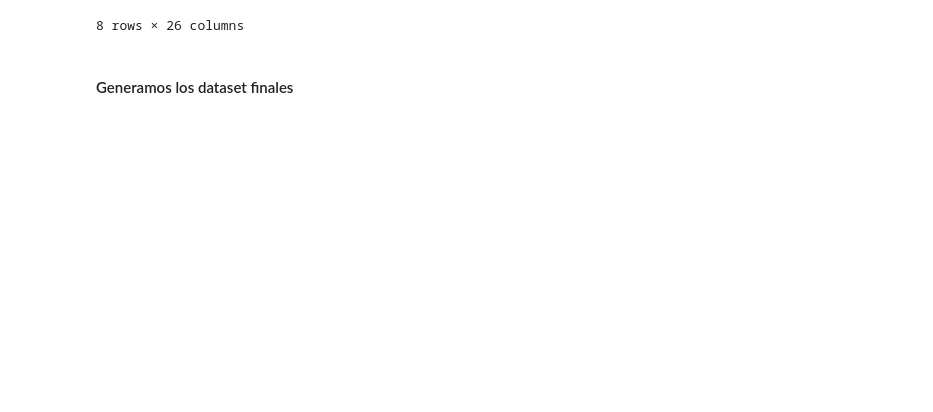
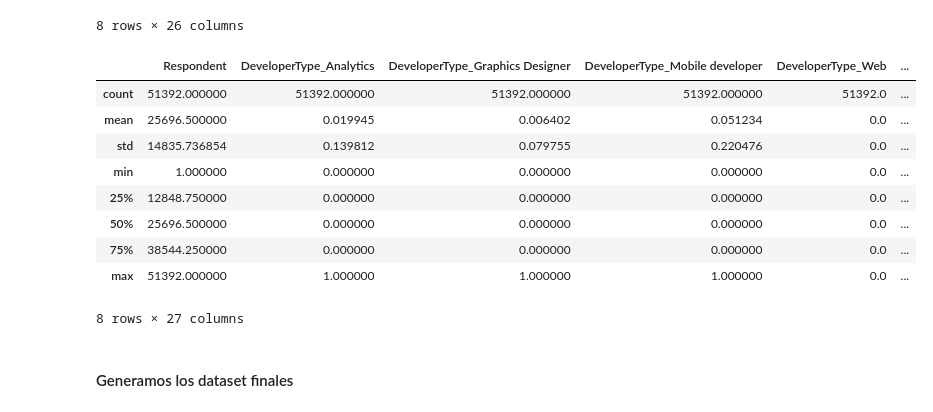
Before and after one commit to Cmarinoc/TFM_Startups, a Jupyter notebook: MatchEmpresasFreelances.ipynb, the cells around one changed output. Saved outputs shown, nothing was run; the diff lists cells and outputs as text; code cells hidden in the pictures; blank space fills up the shorter version.

```diff
--- a/MatchEmpresasFreelances.ipynb
+++ b/MatchEmpresasFreelances.ipynb
@@ -383,6 +441,20 @@ companies_dataset.describe()
 | 75% | 1.000000 | 0.000000 | 0.000000 | 0.000000 | ... |
 | max | 1.000000 | 1.000000 | 1.000000 | 1.000000 | ... |
 8 rows × 26 columns
+# %%
+freelances_dataset=freelances_dataset.fillna(0)
+freelances_dataset.describe()
+# %% [output]
+|  | Respondent | DeveloperType_Analytics | DeveloperType_Graphics Designer | DeveloperType_Mobile developer | DeveloperType_Web | ... |
+| count | 51392.000000 | 51392.000000 | 51392.000000 | 51392.000000 | 51392.0 | ... |
+| mean | 25696.500000 | 0.019945 | 0.006402 | 0.051234 | 0.0 | ... |
+| std | 14835.736854 | 0.139812 | 0.079755 | 0.220476 | 0.0 | ... |
+| min | 1.000000 | 0.000000 | 0.000000 | 0.000000 | 0.0 | ... |
+| 25% | 12848.750000 | 0.000000 | 0.000000 | 0.000000 | 0.0 | ... |
+| 50% | 25696.500000 | 0.000000 | 0.000000 | 0.000000 | 0.0 | ... |
+| 75% | 38544.250000 | 0.000000 | 0.000000 | 0.000000 | 0.0 | ... |
+| max | 51392.000000 | 1.000000 | 1.000000 | 1.000000 | 0.0 | ... |
+8 rows × 27 columns
 # %% [markdown]
 #### Generamos los dataset finales
 # %%
```
Also changed, not shown: parts of 23 cells of this notebook.
